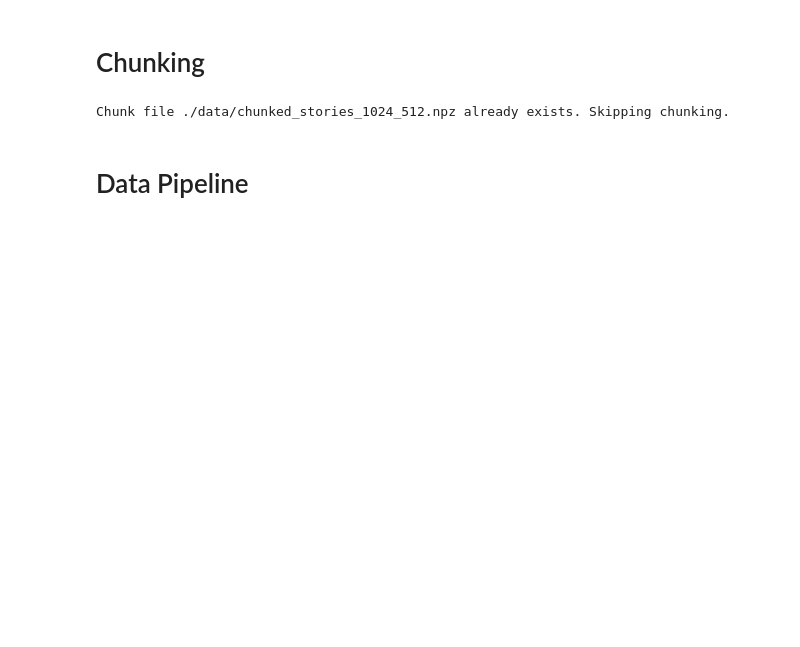
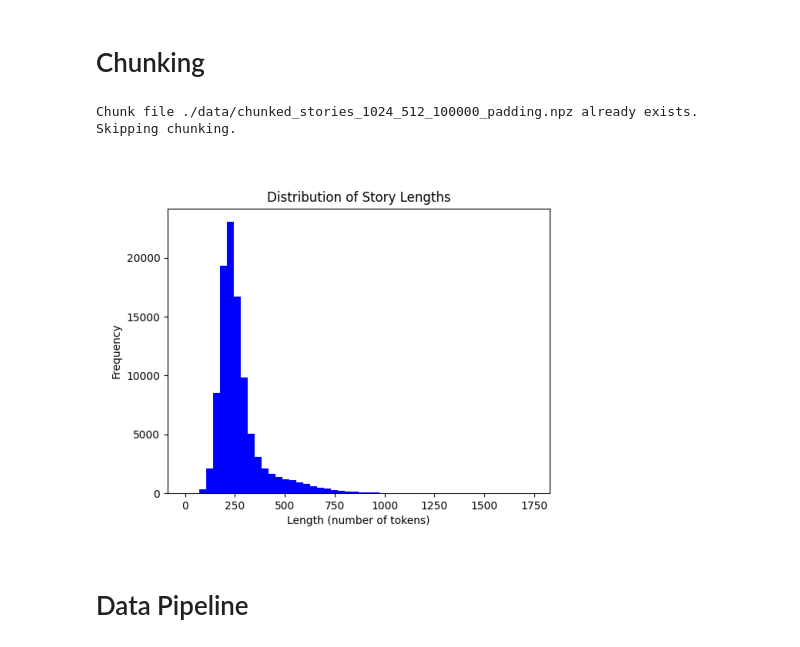
Before and after one commit to luchungi/LLM, a Jupyter notebook: llm.ipynb, the cells around one changed output. Drawn from its saved outputs; the diff is of its cells as text; code cells hidden in the pictures; blank space fills up the shorter version.

```diff
--- a/llm.ipynb
+++ b/llm.ipynb
@@ -99,35 +102,74 @@ Decoded: Once upon a time, there was a little fox. It lived in a forest and love
 # %% [markdown]
 # Chunking
 # %%
-if os.path.exists(f'{CHUNK_FILE}_{VOCAB_SIZE}_{CONTEXT_LENGTH}.npz'):
-    print(f"Chunk file {CHUNK_FILE}_{VOCAB_SIZE}_{CONTEXT_LENGTH}.npz already exists. Skipping chunking.")
+chunk_file_path = f'{CHUNK_FILE}_{VOCAB_SIZE}_{CONTEXT_LENGTH}_{SAMPLE_LIMIT}_padding.npz' if PADDING else f'{CHUNK_FILE}_{VOCAB_SIZE}_{CONTEXT_LENGTH}_{SAMPLE_LIMIT}.npz'
+figure_path = f'./figures/histogram_{VOCAB_SIZE}_{SAMPLE_LIMIT}.png'
+if os.path.exists(chunk_file_path):
+    print(f"Chunk file {chunk_file_path} already exists. Skipping chunking.")
+
+    # display the existing histogram
+    plt.imshow(plt.imread(figure_path))
+    plt.axis('off')
 else:
     # Load the tokenizer
-    tokenizer = Tokenizer.from_file(f'{TOKENIZER_FILE}_{VOCAB_SIZE}.json')
+    if not ('dataset' in locals()):
+        dataset = load_dataset("roneneldan/TinyStories", split="train")
+        if SAMPLE_LIMIT:
+            dataset = dataset.select(range(min(SAMPLE_LIMIT, len(dataset))))
+    tokenizer = Tokenizer.from_file(tokenizer_path)
 
     # Process all stories and collect chunks
-    num_non_special_tokens = 0
+    num_non_special_tokens = []
     all_chunks = []
     unfinished_chunk = []
     for story in tqdm(dataset["text"], desc="Chunking stories"):
-        story_chunks, unfinished_chunk, count = chunk_story(story, tokenizer, '[SOS]', '[EOS]', CONTEXT_LENGTH, unfinished_chunk)
-        all_chunks.extend(story_chunks)
-        num_non_special_tokens += count
+        if PACKING:
+            story_chunks, count = encode_story(story, tokenizer, '[SOS]', '[EOS]')
+            all_chunks.append(story_chunks)
+        else:
+            story_chunks, unfinished_chunk, = chunk_story(story, tokenizer, '[SOS]', '[EOS]', CONTEXT_LENGTH,
+                                                            unfinished_chunk=unfinished_chunk, padding=PADDING, pad_token='[PAD]')
+            all_chunks.extend(story_chunks)
+        num_non_special_tokens.append(count)
 
     # Convert list to numpy array for efficient storage
-    chunks_array = np.array(all_chunks, dtype=np.int32)
+    if PACKING:
+        chunks_array = np.array(pack_stories(all_chunks, CONTEXT_LENGTH, tokenizer.token_to_id('[PAD]')), dtype=np.int32)
+    else:
+        chunks_array = np.array(all_chunks, dtype=np.int32)
+    unique_tokens, counts = np.unique(chunks_array, return_counts=True)
 
     # Print statistics
-    print(f"Created {len(all_chunks)} chunks of length {CONTEXT_LENGTH}")
-    print(f"Total non-special tokens: {num_non_special_tokens}")
+    print(f"Total tokens: {CONTEXT_LENGTH * chunks_array.shape[0]:,}")
+    print(f"Total non-special tokens: {np.sum(counts[3:]):,}")
+    print(f"Number of special tokens: {np.sum(counts[:3]):,}")
     print(f"Array shape: {chunks_array.shape}")
 
     # Save the chunks to a compressed file
-    print(f"Saving chunks to {CHUNK_FILE}_{VOCAB_SIZE}_{CONTEXT_LENGTH}.npz...")
-    np.savez_compressed(f'{CHUNK_FILE}_{VOCAB_SIZE}_{CONTEXT_LENGTH}.npz', chunks=chunks_array)
-    print(f"Saved successfully! File size: {os.path.getsize(f'{CHUNK_FILE}_{VOCAB_SIZE}_{CONTEXT_LENGTH}.npz') / (1024 * 1024):.2f} MB")
+    print(f"Saving chunks to {chunk_file_path}...")
+    np.savez_compressed(chunk_file_path, chunks=chunks_array)
+    print(f"Saved successfully! File size: {os.path.getsize(chunk_file_path) / (1024 * 1024):.2f} MB")
+    text_info_path = f'./data/chunk_info_{VOCAB_SIZE}_{CONTEXT_LENGTH}_{SAMPLE_LIMIT}_padding.txt' if PADDING else f'./data/chunk_info_{VOCAB_SIZE}_{CONTEXT_LENGTH}_{SAMPLE_LIMIT}.txt'
+
+    plt.hist(num_non_special_tokens, bins=50, color='blue')
+    plt.title("Distribution of Story Lengths")
+    plt.xlabel("Length (number of tokens)")
+    plt.ylabel("Frequency")
+    plt.savefig(figure_path)
+
+    with open(text_info_path, 'w') as f:
+        f.write(f"Sample limit: {SAMPLE_LIMIT:,}\n")
+        f.write(f"Vocabulary Size: {VOCAB_SIZE:,}\n")
+        f.write(f"Context length: {CONTEXT_LENGTH:,}\n")
+        f.write(f"Number of chunks: {chunks_array.shape[0]:,}\n")
+        f.write(f"Number of tokens: {CONTEXT_LENGTH * chunks_array.shape[0]:,}\n")
+        f.write(f"Number of non-special tokens: {np.sum(counts[3:]):,}\n")
+        f.write(f"Number of special tokens: {np.sum(counts[:3]):,}\n")
+        f.write(f"Padding used: {PADDING}\n")
+        f.write(f"Packing used: {PACKING}\n")
 # %% [output]
-Chunk file ./data/chunked_stories_1024_512.npz already exists. Skipping chunking.
+Chunk file ./data/chunked_stories_1024_512_100000_padding.npz already exists. Skipping chunking.
+[figure, added]
 # %% [markdown]
 # Data Pipeline
 # %%
```
Also changed, not shown: parts of 15 cells of this notebook, 4 other files.
